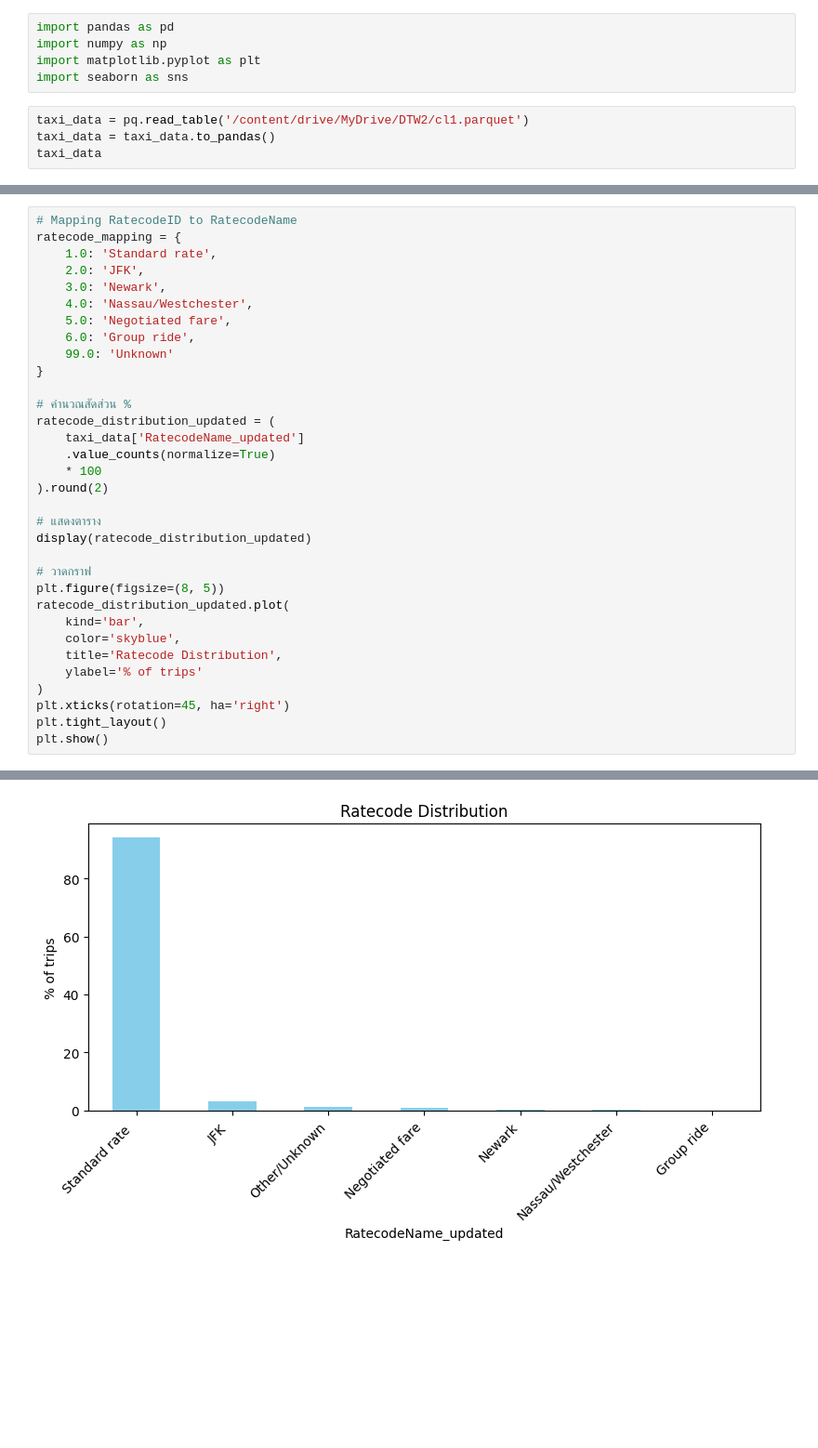
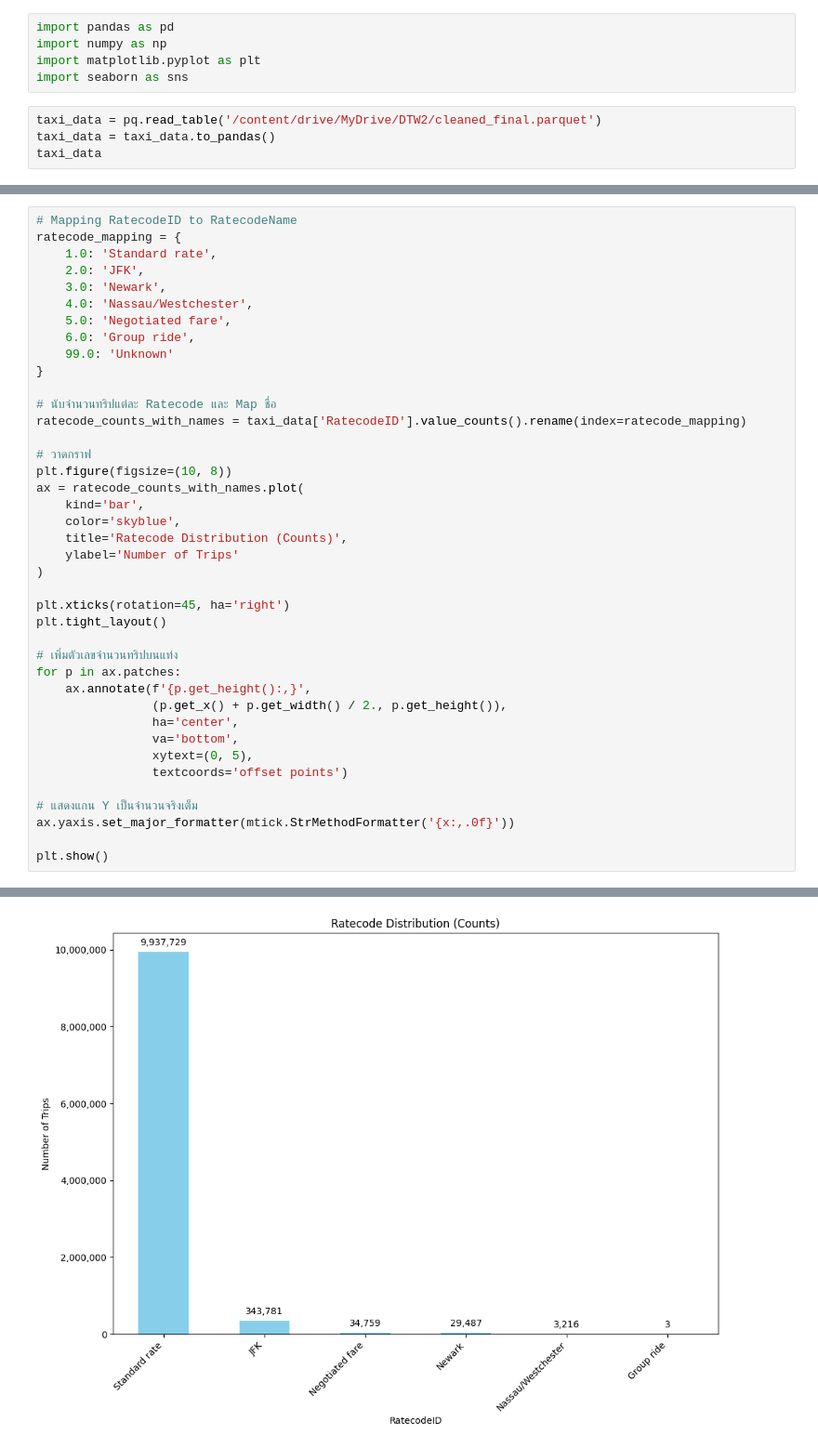
Before and after one commit to TKhahahah/Text_Analytics, a Jupyter notebook: Untitled2.ipynb, the cells around one changed output, grey strips where cells are left out. Shown at 93% size. Saved outputs shown, nothing was run; the diff lists cells and outputs as text; blank space fills up the shorter version.

```diff
--- a/Untitled2.ipynb
+++ b/Untitled2.ipynb
@@ -257,7 +257,7 @@ import numpy as np
 import matplotlib.pyplot as plt
 import seaborn as sns
 # %%
-taxi_data = pq.read_table('/content/drive/MyDrive/DTW2/cl1.parquet')
+taxi_data = pq.read_table('/content/drive/MyDrive/DTW2/cleaned_final.parquet')
 taxi_data = taxi_data.to_pandas()
 taxi_data
 # %% [output]
@@ -286,25 +371,32 @@ ratecode_mapping = {
     99.0: 'Unknown'
 }
 
-# คำนวณสัดส่วน %
-ratecode_distribution_updated = (
-    taxi_data['RatecodeName_updated']
-    .value_counts(normalize=True)
-    * 100
-).round(2)
-
-# แสดงตาราง
-display(ratecode_distribution_updated)
+# นับจำนวนทริปแต่ละ Ratecode และ Map ชื่อ
+ratecode_counts_with_names = taxi_data['RatecodeID'].value_counts().rename(index=ratecode_mapping)
 
 # วาดกราฟ
-plt.figure(figsize=(8, 5))
-ratecode_distribution_updated.plot(
+plt.figure(figsize=(10, 8))
+ax = ratecode_counts_with_names.plot(
     kind='bar',
     color='skyblue',
-    title='Ratecode Distribution',
-    ylabel='% of trips'
+    title='Ratecode Distribution (Counts)',
+    ylabel='Number of Trips'
 )
+
 plt.xticks(rotation=45, ha='right')
 plt.tight_layout()
+
+# เพิ่มตัวเลขจำนวนทริปบนแท่ง
+for p in ax.patches:
+    ax.annotate(f'{p.get_height():,}',
+                (p.get_x() + p.get_width() / 2., p.get_height()),
+                ha='center',
+                va='bottom',
+                xytext=(0, 5),
+                textcoords='offset points')
+
+# แสดงแกน Y เป็นจำนวนจริงเต็ม
+ax.yaxis.set_major_formatter(mtick.StrMethodFormatter('{x:,.0f}'))
+
 plt.show()
 # %% [output]
@@ -321,4 +403,4 @@ dtype: float64
-[figure, old version]
+[figure, new version]
 # %%
 # 1️⃣ แปลงเวลารับผู้โดยสารเป็นชั่วโมง
 taxi_data['pickup_hour'] = pd.to_datetime(
```
Also changed, not shown: parts of 24 cells of this notebook.
